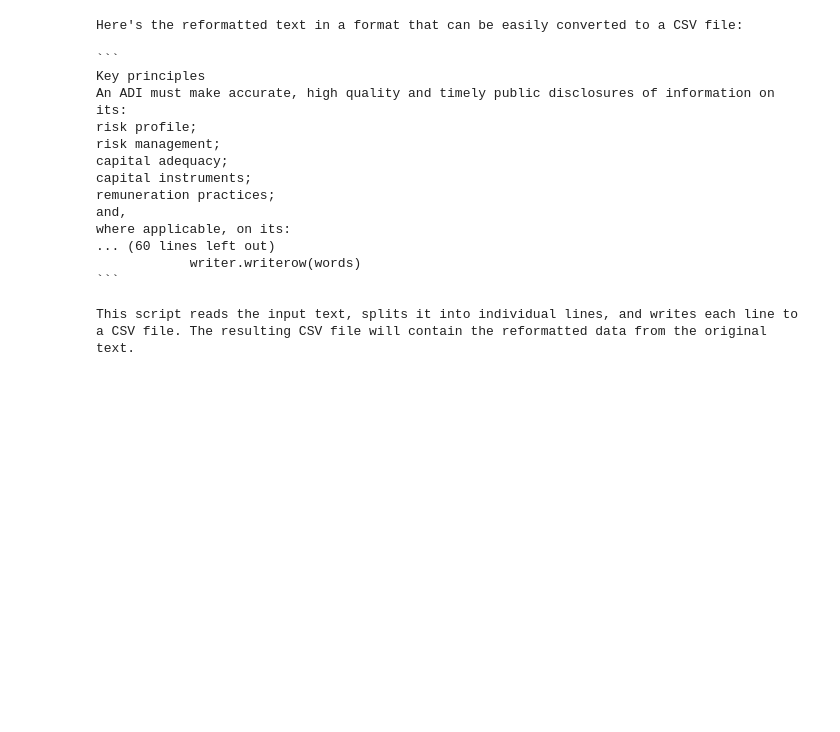
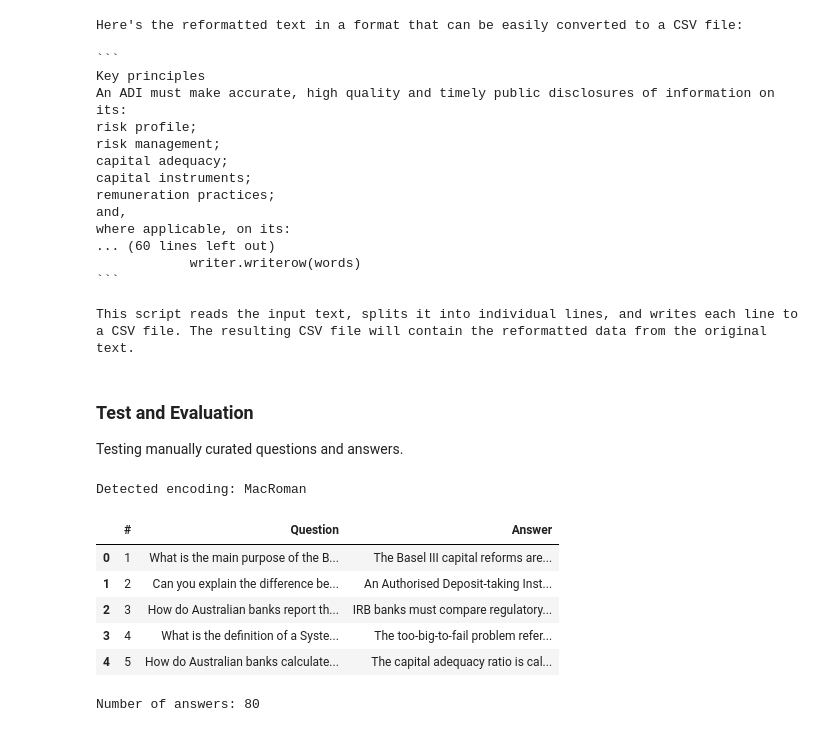
Before and after one commit to FMNM/ChatBot-Adv-NLP, a Jupyter notebook: Matt/3-MATTChat-review-v2.ipynb, the cells around one changed output. Drawn from its saved outputs; the diff is of its cells as text; code cells hidden in the pictures; blank space fills up the shorter version.

````diff
--- a/Matt/3-MATTChat-review-v2.ipynb
+++ b/Matt/3-MATTChat-review-v2.ipynb
@@ -22,6 +22,7 @@ llm = ChatOllama(model="llama3.2")
 #=============================================================================
 matt_path=Path(os.getcwd())
 root_path=matt_path.parents[0]
+data_path=root_path.joinpath('data')
 db_path=root_path.joinpath(r'data\vectorstore\db_faiss')
 word_path=root_path.joinpath(r'data\apra_standards\word')
 
@@ -177,3 +178,44 @@ where applicable, on its:
 ```
 
 This script reads the input text, splits it into individual lines, and writes each line to a CSV file. The resulting CSV file will contain the reformatted data from the original text.
+# %% [markdown]
+### Test and Evaluation
+Testing manually curated questions and answers.
+# %%
+import chardet
+import pandas as pd
+qa_filepath=data_path.joinpath("question-answers.csv")
+
+# Read the file in binary mode to detect encoding
+with open(qa_filepath, "rb") as f:
+    raw_data = f.read()
+    result = chardet.detect(raw_data)
+    encoding = result['encoding']
+    print(f"Detected encoding: {encoding}")
+
+# load questions
+df = pd.read_csv(qa_filepath, encoding=encoding)
+
+df.head()
+# %% [output]
+Detected encoding: MacRoman
+|  | # | Question | Answer |
+| 0 | 1 | What is the main purpose of the B... | The Basel III capital reforms are... |
+| 1 | 2 | Can you explain the difference be... | An Authorised Deposit-taking Inst... |
+| 2 | 3 | How do Australian banks report th... | IRB banks must compare regulatory... |
+| 3 | 4 | What is the definition of a Syste... | The too-big-to-fail problem refer... |
+| 4 | 5 | How do Australian banks calculate... | The capital adequacy ratio is cal... |
+# %%
+config = {"configurable": {"thread_id": "abc123"}}
+
+# Use the QA Agent to get answers for the list of questions
+questions = df["Question"]
+answers = []
+
+for q in questions:
+    answer = app.invoke({"input": q},config=config)["answer"] if result else ""
+    answers.append(answer)
+
+print("Number of answers:", len(answers))
+# %% [output]
+Number of answers: 80
````
Also changed, not shown: parts of 2 cells of this notebook, 2 other files.
